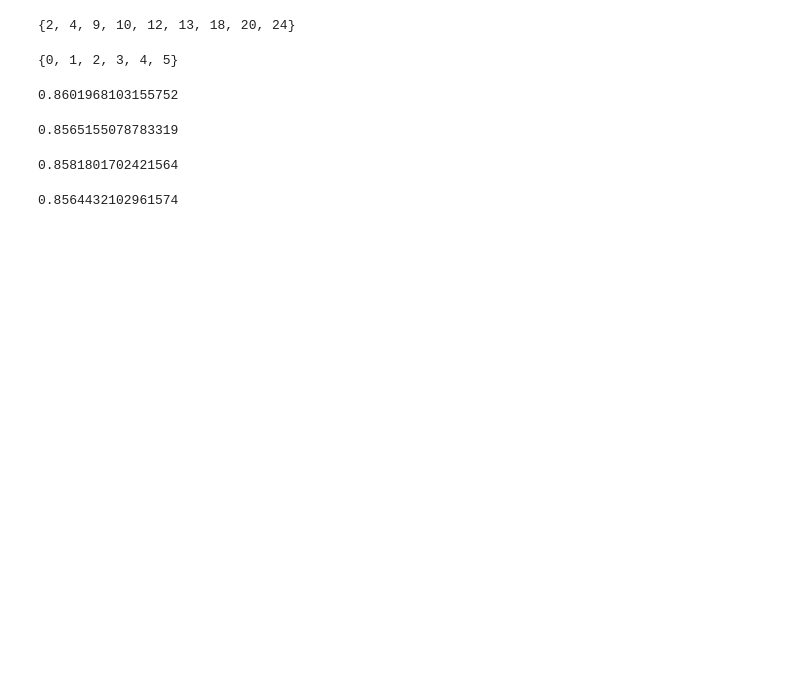
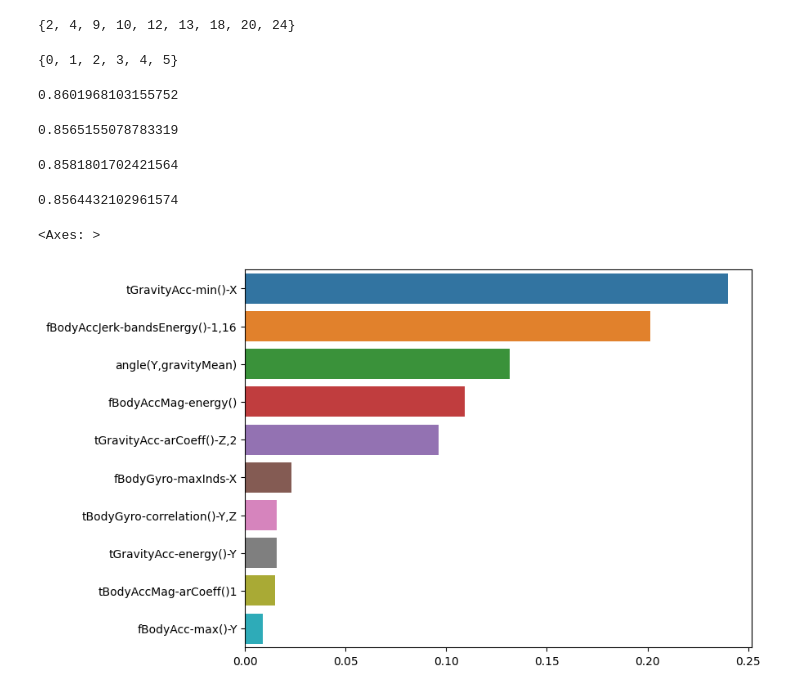
Before and after one commit to kbigdata005/ml, a Jupyter notebook: HumanActivityRecognition.ipynb, the cells around one changed output. Cells and saved outputs as stored; diff of their text form; code cells hidden in the pictures; blank space fills up the shorter version.

```diff
--- a/HumanActivityRecognition.ipynb
+++ b/HumanActivityRecognition.ipynb
@@ -236,3 +248,12 @@ precision_score(y_test , pred,average='macro')
 f1_score(y_test , pred,average='macro')
 # %% [output]
 0.8564432102961574
+# %%
+import seaborn as sns
+import matplotlib.pyplot as plt
+
+plt.figure(figsize=(8,6))
+sns.barplot(x = ftr_importances.sort_values(ascending=False)[:10] , y= ftr_importances.sort_values(ascending=False)[:10].index)
+# %% [output]
+<Axes: >
+[figure, added]
```
Also changed, not shown: parts of 3 cells of this notebook, 1 other file.
